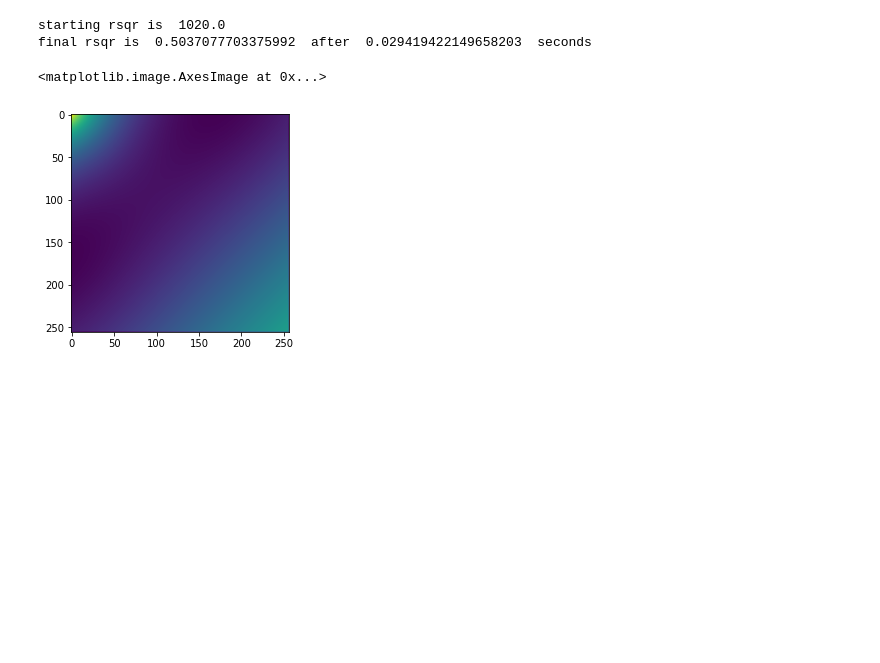
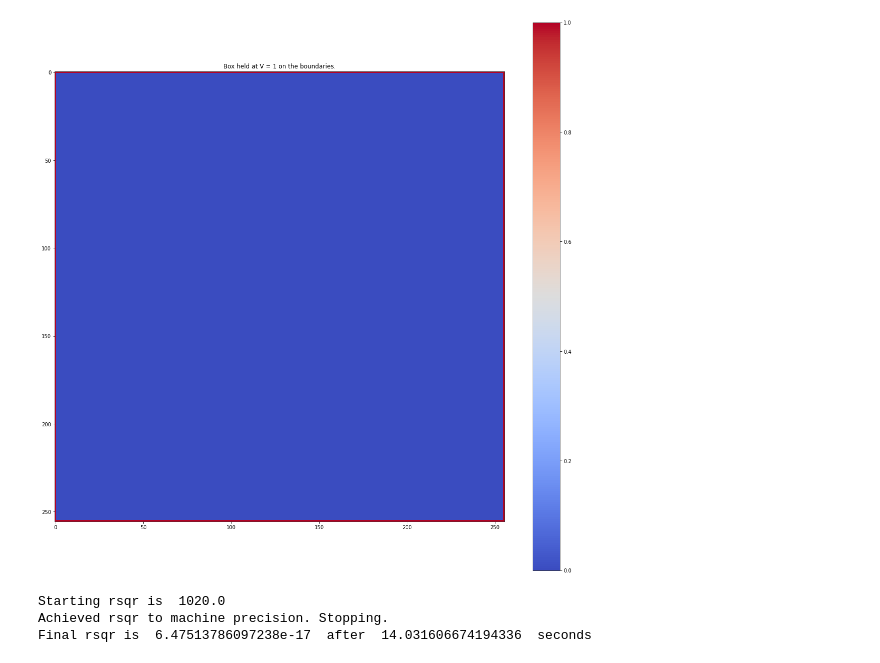
Before and after one commit to lazdam/Computational-Physics, a Jupyter notebook: problem_sets/ps8/problem_2.ipynb, the cells around one changed output. Cells and saved outputs as stored; diff of their text form; code cells hidden in the pictures; blank space fills up the shorter version.

Commit message:
finalized code

```diff
--- a/problem_sets/ps8/problem_2.ipynb
+++ b/problem_sets/ps8/problem_2.ipynb
@@ -98,34 +124,28 @@ def cg(rhs,x0,mask,kernelft,niter,fun=rho2pot_masked,show_steps=False,step_pause
 # %%
+# Carry out conjugate gradient solver
 n = 256
-bc = np.zeros([n,n])
-mask = np.zeros([n,n], dtype = 'bool')
+bc, mask = get_bc(n)
 
-# Set mask
-mask[0,:] = True
-mask[-1,:] = True
-mask[:,0] = True
-mask[:,-1] = True
-
-# Set boundary conditions
-bc[0,:] = 1
-bc[-1,:] = 1
-bc[:,0] = 1
-bc[:,-1] = 1
-
-# Get greens function
-kernel = get_potential(2*n)
-kernelft = np.fft.rfft2(kernel)
-
-rhs = bc[mask]
-x0 = 0*rhs
-
-rho_out = cg(rhs, x0, mask, kernelft, 3, show_steps = False, step_pause = 0.25)
-pot = rho2pot_masked(rho_out, mask, kernelft, True)
+# Visualize box
+plt.figure(figsize = (20,20))
+plt.imshow(bc, cmap = 'coolwarm')
+plt.title('Box held at V = 1 on the boundaries.')
+plt.colorbar()
+plt.show()
 # %% [output]
-starting rsqr is  1020.0
-final rsqr is  0.5037077703375992  after  0.029419422149658203  seconds
+[figure, added]
 # %%
-plt.imshow(pot)
+# Get our green's function
+kern, x, y = greens(2*n)
+kernelft = np.fft.rfft2(kern)
+
+# Solving for the charge that gives us the potential, so rhs is the potential on the mask
+rhs = bc[mask]
+x0 = 0*rhs
+
+# Solve for charge on boundary
+rho_out = cg(rhs, x0, mask, kernelft)
 # %% [output]
-<matplotlib.image.AxesImage at 0x...>
+Starting rsqr is  1020.0
+Achieved rsqr to machine precision. Stopping.
+Final rsqr is  6.47513786097238e-17  after  14.031606674194336  seconds
-[figure, removed]
```
Also changed, not shown: parts of 14 cells of this notebook, 5 other files.
